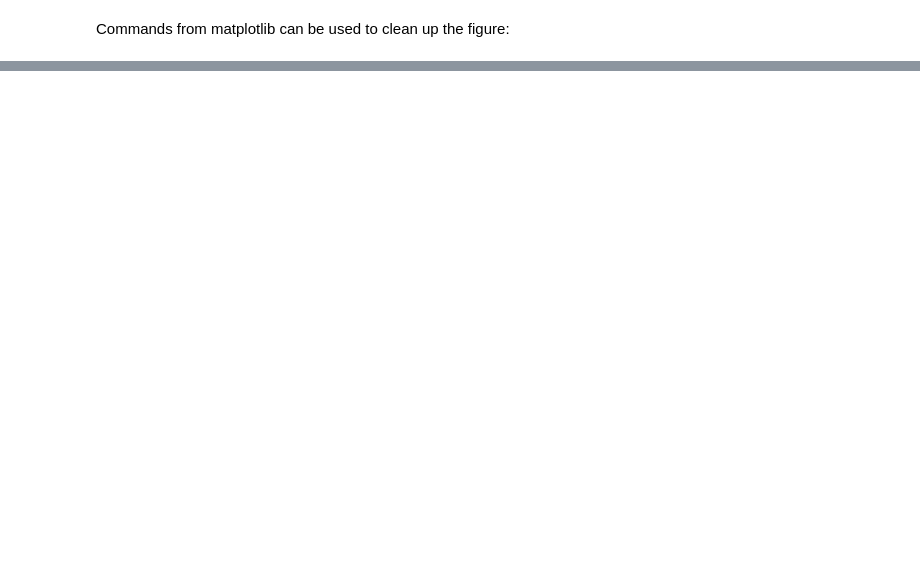
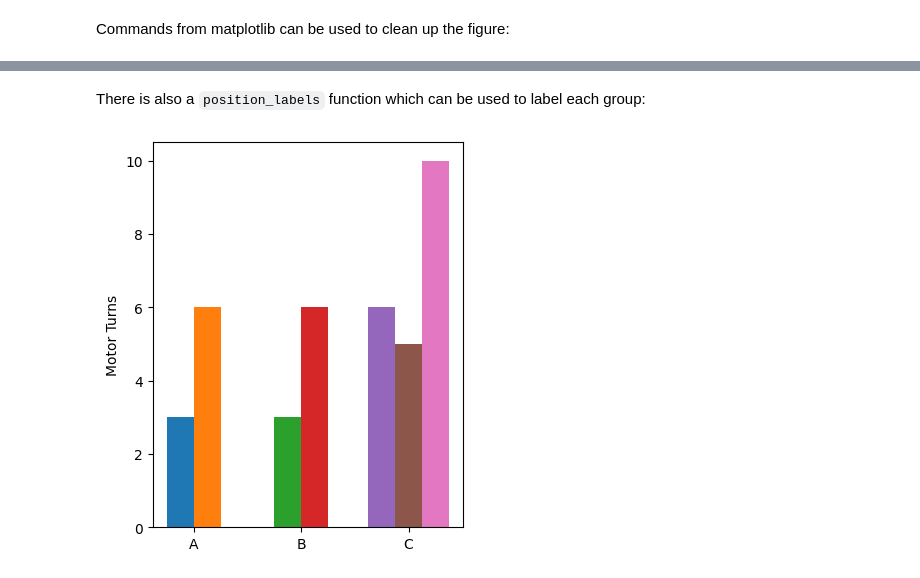
Before and after one commit to earnestt1234/fed3, a Jupyter notebook: docs/plots_barchart.ipynb, the cells around one changed output, grey strips where cells are left out. Saved outputs shown, nothing was run; the diff lists cells and outputs as text; code cells hidden in the pictures; blank space fills up the shorter version.

```diff
--- a/docs/plots_barchart.ipynb
+++ b/docs/plots_barchart.ipynb
@@ -40,0 +64,13 @@ fig.autofmt_xdate()
+# %% [markdown]
+There is also a `position_labels` function which can be used to label each group:
+# %%
+positions = [0, 0, 1, 1, 2, 2, 2]
+position_labels = ['A', 'B', 'C']
+
+fig = fplot.bar(feds,y='motor', stat='max',
+                positions=positions,
+                position_labels=position_labels,
+                legend=False)
+plt.show()
+# %% [output]
+[figure, added]
```
Also changed, not shown: parts of 15 cells of this notebook, 2 other files.
